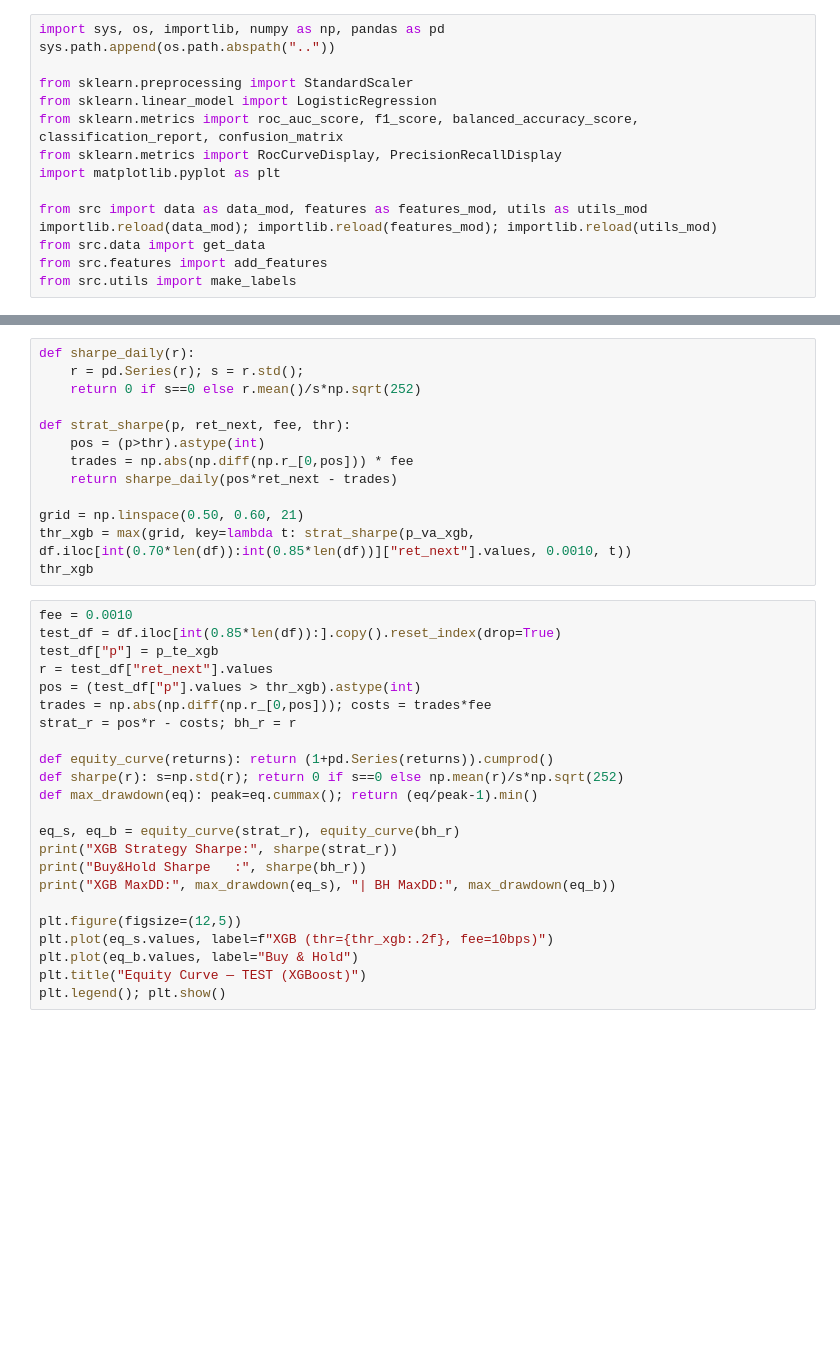
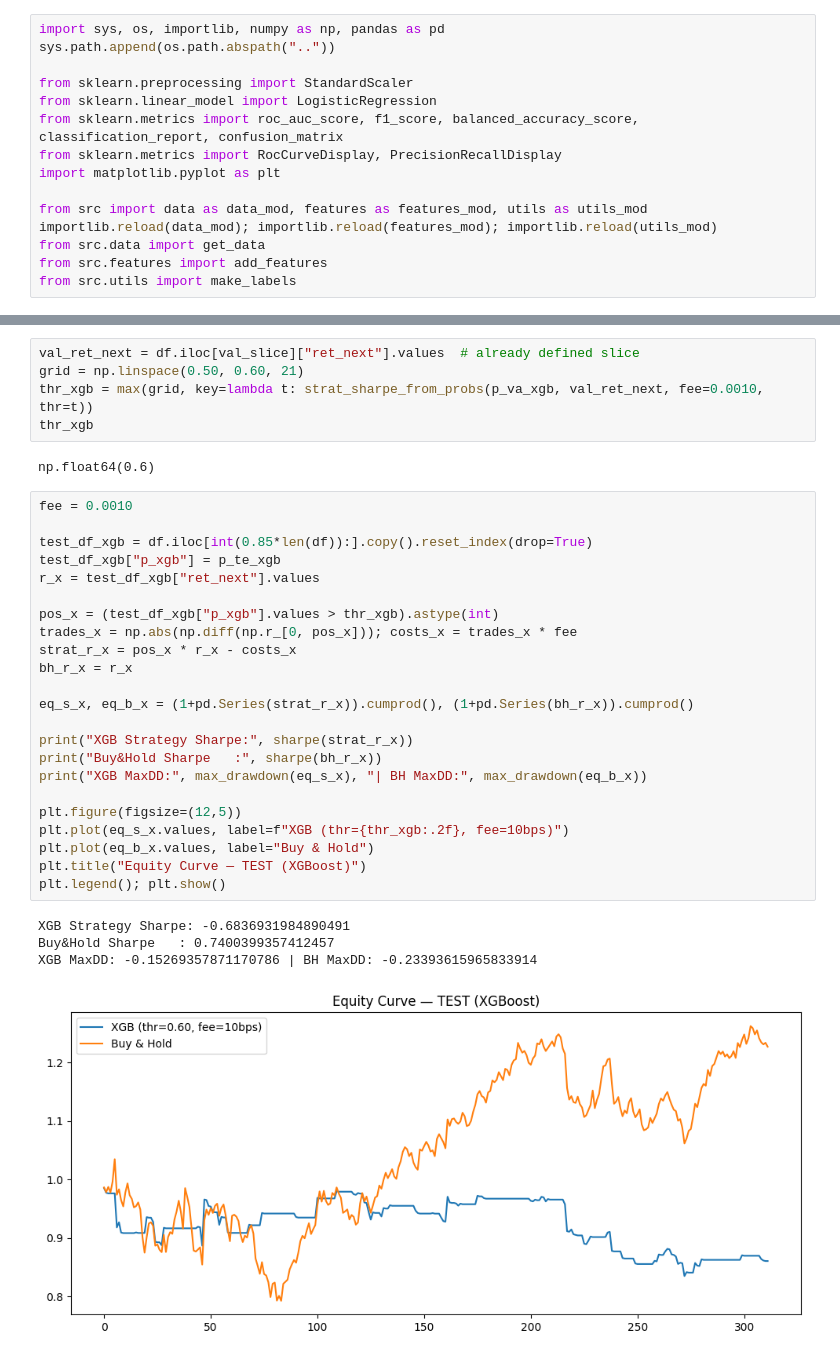
Before and after one commit to yubyunghun/stock-direction-ml, a Jupyter notebook: notebooks/02_features_baselines.ipynb, the cells around one changed output, grey strips where cells are left out. Drawn from its saved outputs; the diff is of its cells as text; blank space fills up the shorter version.

```diff
--- a/notebooks/02_features_baselines.ipynb
+++ b/notebooks/02_features_baselines.ipynb
@@ -169,36 +216,35 @@ print("TEST AUC (XGB):", roc_auc_score(y_te, p_te_xgb))
-# %%
-def sharpe_daily(r):
-    r = pd.Series(r); s = r.std();
-    return 0 if s==0 else r.mean()/s*np.sqrt(252)
-
-def strat_sharpe(p, ret_next, fee, thr):
-    pos = (p>thr).astype(int)
-    trades = np.abs(np.diff(np.r_[0,pos])) * fee
-    return sharpe_daily(pos*ret_next - trades)
-
-grid = np.linspace(0.50, 0.60, 21)
-thr_xgb = max(grid, key=lambda t: strat_sharpe(p_va_xgb, df.iloc[int(0.70*len(df)):int(0.85*len(df))]["ret_next"].values, 0.0010, t))
-thr_xgb
-# %%
-fee = 0.0010
-test_df = df.iloc[int(0.85*len(df)):].copy().reset_index(drop=True)
-test_df["p"] = p_te_xgb
-r = test_df["ret_next"].values
-pos = (test_df["p"].values > thr_xgb).astype(int)
-trades = np.abs(np.diff(np.r_[0,pos])); costs = trades*fee
-strat_r = pos*r - costs; bh_r = r
-
-def equity_curve(returns): return (1+pd.Series(returns)).cumprod()
-def sharpe(r): s=np.std(r); return 0 if s==0 else np.mean(r)/s*np.sqrt(252)
-def max_drawdown(eq): peak=eq.cummax(); return (eq/peak-1).min()
-
-eq_s, eq_b = equity_curve(strat_r), equity_curve(bh_r)
-print("XGB Strategy Sharpe:", sharpe(strat_r))
-print("Buy&Hold Sharpe   :", sharpe(bh_r))
-print("XGB MaxDD:", max_drawdown(eq_s), "| BH MaxDD:", max_drawdown(eq_b))
-
-plt.figure(figsize=(12,5))
-plt.plot(eq_s.values, label=f"XGB (thr={thr_xgb:.2f}, fee=10bps)")
-plt.plot(eq_b.values, label="Buy & Hold")
-plt.title("Equity Curve — TEST (XGBoost)")
-plt.legend(); plt.show()
+# %%
+val_ret_next = df.iloc[val_slice]["ret_next"].values  # already defined slice
+grid = np.linspace(0.50, 0.60, 21)
+thr_xgb = max(grid, key=lambda t: strat_sharpe_from_probs(p_va_xgb, val_ret_next, fee=0.0010, thr=t))
+thr_xgb
+# %% [output]
+np.float64(0.6)
+# %%
+fee = 0.0010
+
+test_df_xgb = df.iloc[int(0.85*len(df)):].copy().reset_index(drop=True)
+test_df_xgb["p_xgb"] = p_te_xgb
+r_x = test_df_xgb["ret_next"].values
+
+pos_x = (test_df_xgb["p_xgb"].values > thr_xgb).astype(int)
+trades_x = np.abs(np.diff(np.r_[0, pos_x])); costs_x = trades_x * fee
+strat_r_x = pos_x * r_x - costs_x
+bh_r_x = r_x
+
+eq_s_x, eq_b_x = (1+pd.Series(strat_r_x)).cumprod(), (1+pd.Series(bh_r_x)).cumprod()
+
+print("XGB Strategy Sharpe:", sharpe(strat_r_x))
+print("Buy&Hold Sharpe   :", sharpe(bh_r_x))
+print("XGB MaxDD:", max_drawdown(eq_s_x), "| BH MaxDD:", max_drawdown(eq_b_x))
+
+plt.figure(figsize=(12,5))
+plt.plot(eq_s_x.values, label=f"XGB (thr={thr_xgb:.2f}, fee=10bps)")
+plt.plot(eq_b_x.values, label="Buy & Hold")
+plt.title("Equity Curve — TEST (XGBoost)")
+plt.legend(); plt.show()
+# %% [output]
+XGB Strategy Sharpe: -0.6836931984890491
+Buy&Hold Sharpe   : 0.7400399357412457
+XGB MaxDD: -0.15269357871170786 | BH MaxDD: -0.23393615965833914
+[figure, added]
```
Also changed, not shown: parts of 10 cells of this notebook, 3 other files.
